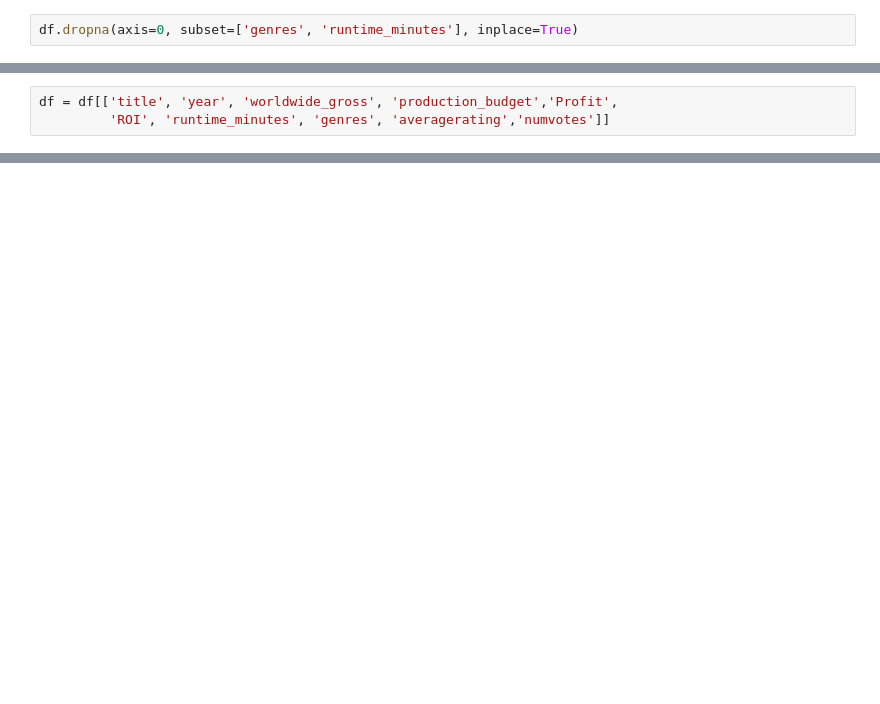
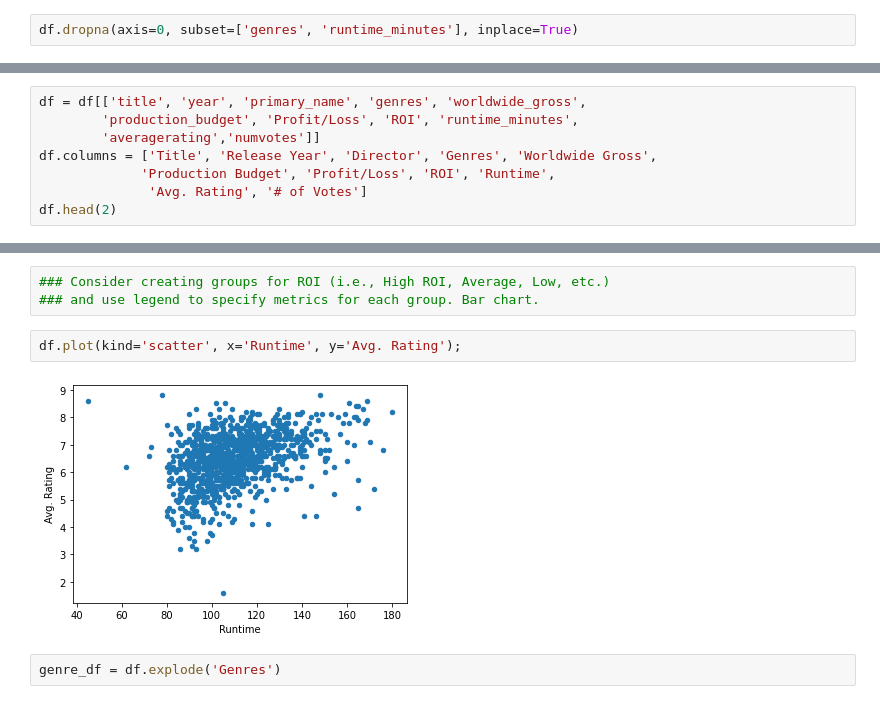
Before and after one commit to jmaffucci/dsc-phase-1-project, a Jupyter notebook: student-Copy1.ipynb, the cells around one changed output, grey strips where cells are left out. Drawn from its saved outputs; the diff is of its cells as text; blank space fills up the shorter version.

```diff
--- a/student-Copy1.ipynb
+++ b/student-Copy1.ipynb
@@ -189,3 +261,8 @@ df['ROI'] = (df['Profit'] / df['production_budget'])
 # %%
-df = df[['title', 'year', 'worldwide_gross', 'production_budget','Profit',
-         'ROI', 'runtime_minutes', 'genres', 'averagerating','numvotes']]
+df = df[['title', 'year', 'primary_name', 'genres', 'worldwide_gross',
+        'production_budget', 'Profit/Loss', 'ROI', 'runtime_minutes',
+        'averagerating','numvotes']]
+df.columns = ['Title', 'Release Year', 'Director', 'Genres', 'Worldwide Gross',
+             'Production Budget', 'Profit/Loss', 'ROI', 'Runtime',
+              'Avg. Rating', '# of Votes']
+df.head(2)
@@ -211,0 +315,9 @@ df.columns = ['Title', 'Release Year', 'Worldwide Gross', 'Budget', 'Profit',
+# %%
+### Consider creating groups for ROI (i.e., High ROI, Average, Low, etc.)
+### and use legend to specify metrics for each group. Bar chart.
+# %%
+df.plot(kind='scatter', x='Runtime', y='Avg. Rating');
+# %% [output]
+[figure, added]
+# %%
+genre_df = df.explode('Genres')
```
Also changed, not shown: parts of 25 cells of this notebook, 1 other file.
